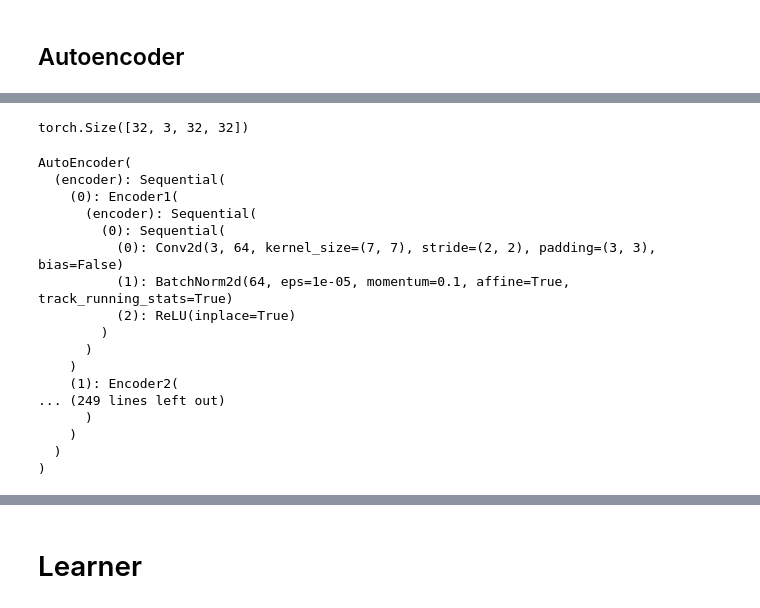
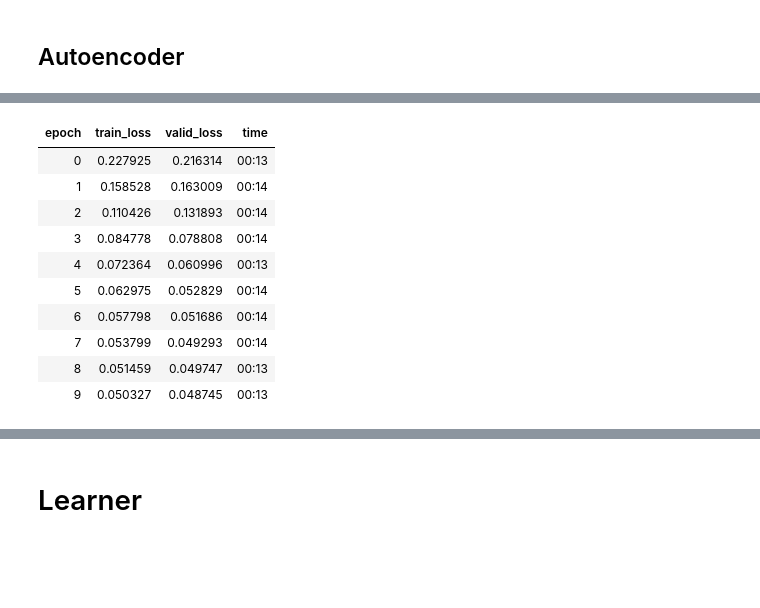
Before and after one commit to henriwoodcock/Applying-Modern-Best-Practices-to-Autoencoders, a Jupyter notebook: notebooks/cifar-10/cifar10_progressive_resizing.ipynb, the cells around one changed output, grey strips where cells are left out. Saved outputs shown, nothing was run; the diff lists cells and outputs as text; code cells hidden in the pictures; blank space fills up the shorter version.

```diff
--- a/notebooks/cifar-10/cifar10_progressive_resizing.ipynb
+++ b/notebooks/cifar-10/cifar10_progressive_resizing.ipynb
@@ -371,4 +364,0 @@ tens2 = torch.randn([32, 3, 16, 16])
-# %%
-ae(tens2).shape
-# %% [output]
-torch.Size([32, 3, 32, 32])
@@ -377,23 +365,17 @@ learn = Learner(get_data(32), ae, loss_func = F.mse_loss)
-# %%
-learn.model
-# %% [output]
-AutoEncoder(
-  (encoder): Sequential(
-    (0): Encoder1(
-      (encoder): Sequential(
-        (0): Sequential(
-          (0): Conv2d(3, 64, kernel_size=(7, 7), stride=(2, 2), padding=(3, 3), bias=False)
-          (1): BatchNorm2d(64, eps=1e-05, momentum=0.1, affine=True, track_running_stats=True)
-          (2): ReLU(inplace=True)
-        )
-      )
-    )
-    (1): Encoder2(
-... (249 lines left out)
-      )
-    )
-  )
-)
 # %%
 learn = Learner(get_data(16), ae, loss_func = F.mse_loss)
+# %%
+learn.fit_one_cycle(10)
+# %% [output]
+| epoch | train_loss | valid_loss | time |
+| 0 | 0.227925 | 0.216314 | 00:13 |
+| 1 | 0.158528 | 0.163009 | 00:14 |
+| 2 | 0.110426 | 0.131893 | 00:14 |
+| 3 | 0.084778 | 0.078808 | 00:14 |
+| 4 | 0.072364 | 0.060996 | 00:13 |
+| 5 | 0.062975 | 0.052829 | 00:14 |
+| 6 | 0.057798 | 0.051686 | 00:14 |
+| 7 | 0.053799 | 0.049293 | 00:14 |
+| 8 | 0.051459 | 0.049747 | 00:13 |
+| 9 | 0.050327 | 0.048745 | 00:13 |
 # %%
```
Also changed, not shown: parts of 16 cells of this notebook.
